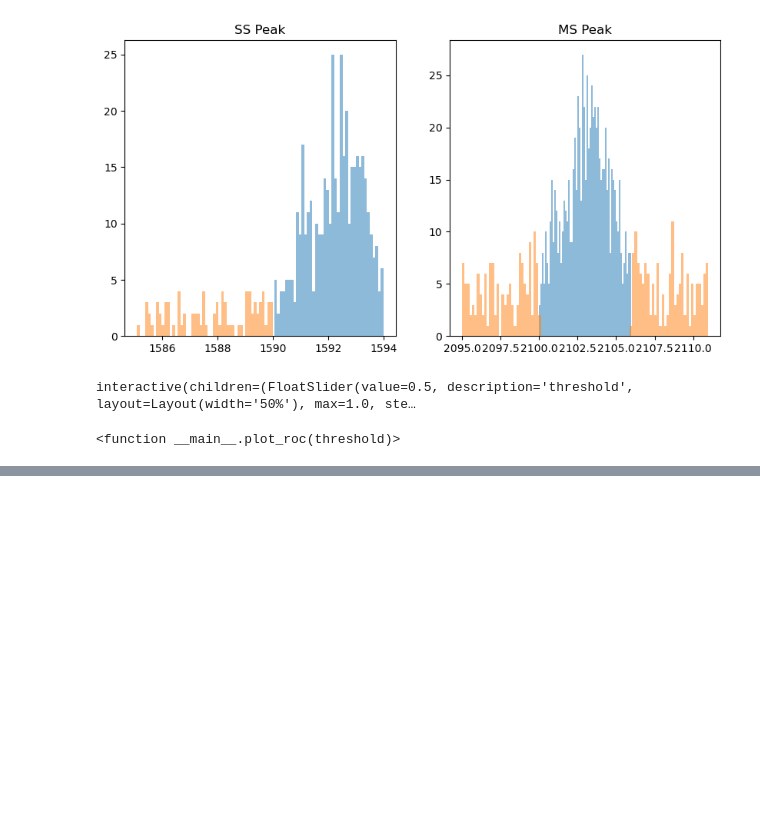
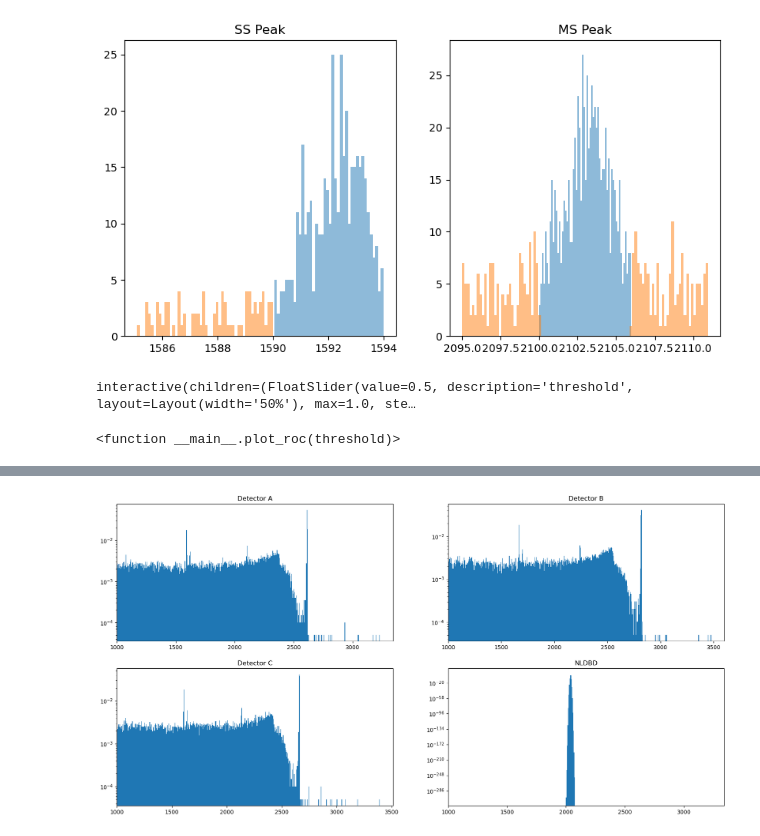
Before and after one commit to bucket420/dsc291-final, a Jupyter notebook: analysis.ipynb, the cells around one changed output, grey strips where cells are left out. Saved outputs shown, nothing was run; the diff lists cells and outputs as text; code cells hidden in the pictures; blank space fills up the shorter version.

```diff
--- a/analysis.ipynb
+++ b/analysis.ipynb
@@ -109,0 +191,40 @@ interactive(children=(FloatSlider(value=0.5, description='threshold', layout=Lay
+# %%
+# Normalize histograms to get PDFs
+pdf_A = selected_hist_A / np.sum(selected_hist_A)
+pdf_B = selected_hist_B / np.sum(selected_hist_B)
+pdf_C = selected_hist_C / np.sum(selected_hist_C)
+# %%
+# Gaussian function
+def gaussian(x, mu, sigma):
+    return 1/(sigma * np.sqrt(2 * np.pi)) * np.exp(-0.5 * ((x - mu) / sigma)**2)
+
+# Generate NLDBD PDF
+mu = 2039
+sigma = 1
+bins_N = bins_A
+pdf_N = gaussian((bins_N[:-1] + bins_N[1:]) / 2, mu, sigma)
+# %%
+fig, axes = plt.subplots(2, 2, figsize=(20, 10))
+axes[0, 0].set_title('Detector A')
+axes[0, 0].stairs(pdf_A, bins_A, label='Detector A', fill=True)
+axes[0, 0].set_yscale('log')
+axes[0, 0].set_xlim(1000)
+
+axes[0, 1].set_title('Detector B')
+axes[0, 1].stairs(pdf_B, bins_B, label='Detector B', fill=True)
+axes[0, 1].set_yscale('log')
+axes[0, 1].set_xlim(1000)
+
+axes[1, 0].set_title('Detector C')
+axes[1, 0].stairs(pdf_C, bins_C, label='Detector C', fill=True)
+axes[1, 0].set_yscale('log')
+axes[1, 0].set_xlim(1000)
+
+axes[1, 1].set_title('NLDBD')
+axes[1, 1].stairs(pdf_N, bins_N, label='NLDBD', fill=True)
+axes[1, 1].set_yscale('log')
+axes[1, 1].set_xlim(1000)
+
+plt.show()
+# %% [output]
+[figure, added]
```
Also changed, not shown: parts of 10 cells of this notebook.
